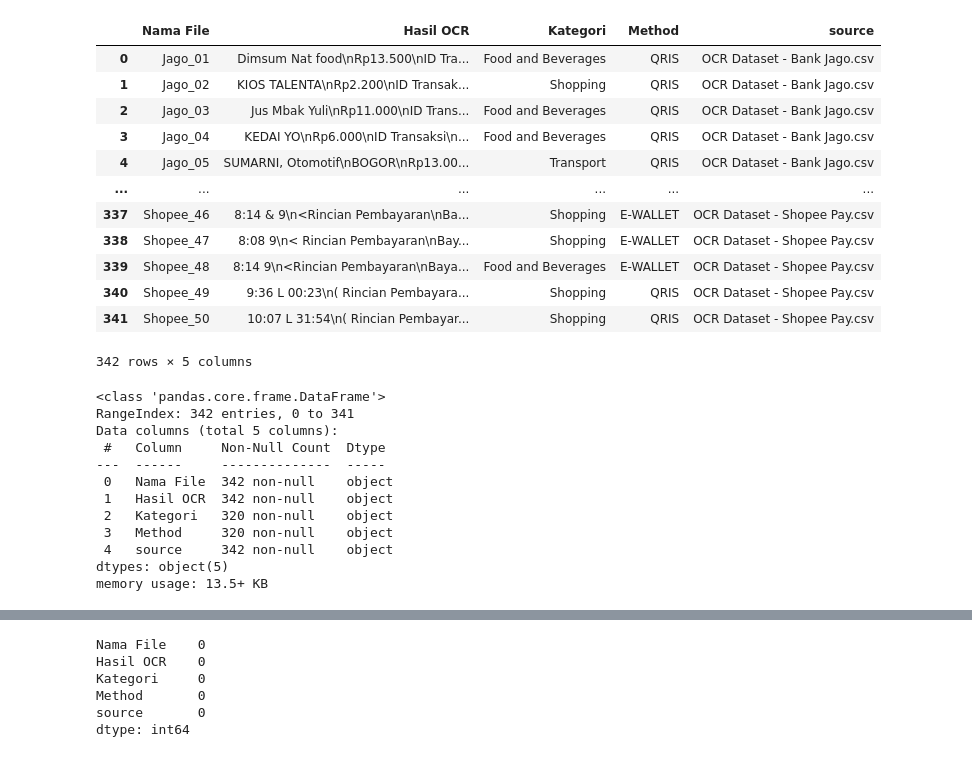
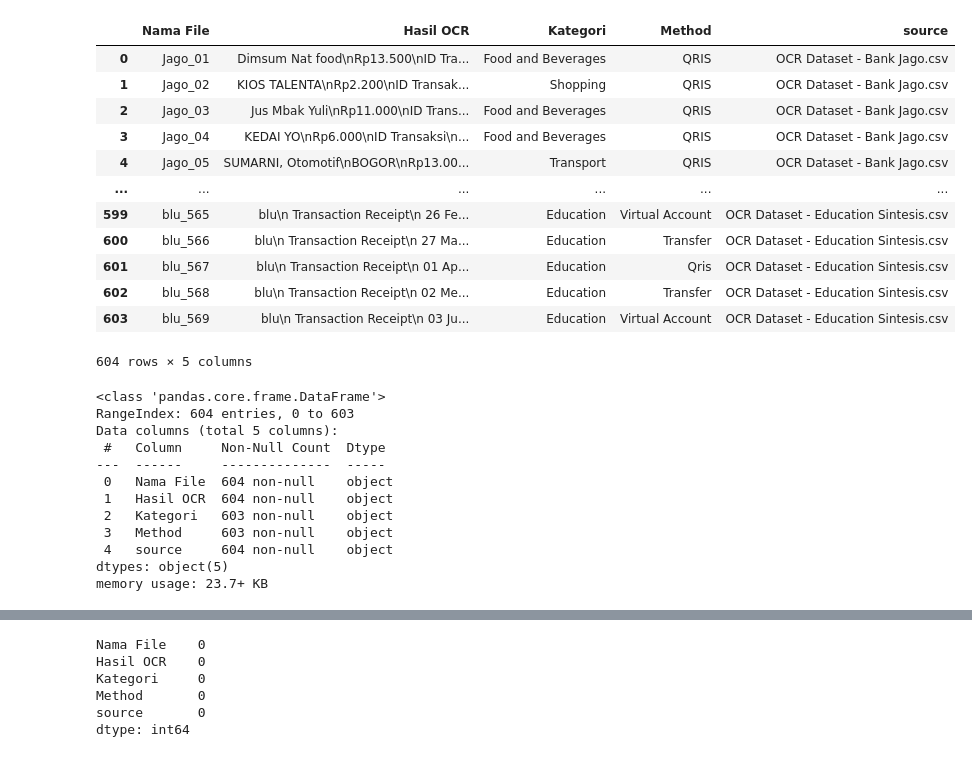
Before and after one commit to kittyofheaven/monkeylimitsML, a Jupyter notebook: category_model.ipynb, the cells around one changed output, grey strips where cells are left out. Saved outputs shown, nothing was run; the diff lists cells and outputs as text; code cells hidden in the pictures.

```diff
--- a/category_model.ipynb
+++ b/category_model.ipynb
@@ -1,55 +1,59 @@
 # %%
 import pandas as pd
 
 csv_list = [
     'OCR Dataset - Bank Jago.csv',
+    'OCR Dataset - Shopee Pay.csv',
     'OCR Dataset - BLU.csv',
     'OCR Dataset - Gopay.csv',
     'OCR Dataset - Livin By Mandiri.csv',
     'OCR Dataset - MyBCA.csv',
+    'OCR Dataset - MyBCA SS.csv',
     'OCR Dataset - OVO.csv',
-    'OCR Dataset - Shopee Pay.csv'
+    'OCR Dataset - Donasi sintesis.csv',
+    'OCR Dataset - Health Sintesis.csv',
+    'OCR Dataset - Education Sintesis.csv'
 ]
 
 dfs = []
 
 for csv_file in csv_list:
     df = pd.read_csv('datasets/' + csv_file)
     df['source'] = csv_file
     dfs.append(df)
 
 df = pd.concat(dfs, ignore_index=True)
 
 df
 # %% [output]
 |  | Nama File | Hasil OCR | Kategori | Method | source |
 | 0 | Jago_01 | Dimsum Nat food\nRp13.500\nID Tra... | Food and Beverages | QRIS | OCR Dataset - Bank Jago.csv |
 | 1 | Jago_02 | KIOS TALENTA\nRp2.200\nID Transak... | Shopping | QRIS | OCR Dataset - Bank Jago.csv |
 | 2 | Jago_03 | Jus Mbak Yuli\nRp11.000\nID Trans... | Food and Beverages | QRIS | OCR Dataset - Bank Jago.csv |
 | 3 | Jago_04 | KEDAI YO\nRp6.000\nID Transaksi\n... | Food and Beverages | QRIS | OCR Dataset - Bank Jago.csv |
 | 4 | Jago_05 | SUMARNI, Otomotif\nBOGOR\nRp13.00... | Transport | QRIS | OCR Dataset - Bank Jago.csv |
 | ... | ... | ... | ... | ... | ... |
-| 337 | Shopee_46 | 8:14 & 9\n<Rincian Pembayaran\nBa... | Shopping | E-WALLET | OCR Dataset - Shopee Pay.csv |
-| 338 | Shopee_47 | 8:08 9\n< Rincian Pembayaran\nBay... | Shopping | E-WALLET | OCR Dataset - Shopee Pay.csv |
-| 339 | Shopee_48 | 8:14 9\n<Rincian Pembayaran\nBaya... | Food and Beverages | E-WALLET | OCR Dataset - Shopee Pay.csv |
-| 340 | Shopee_49 | 9:36 L 00:23\n( Rincian Pembayara... | Shopping | QRIS | OCR Dataset - Shopee Pay.csv |
-| 341 | Shopee_50 | 10:07 L 31:54\n( Rincian Pembayar... | Shopping | QRIS | OCR Dataset - Shopee Pay.csv |
+| 599 | blu_565 | blu\n Transaction Receipt\n 26 Fe... | Education | Virtual Account | OCR Dataset - Education Sintesis.csv |
+| 600 | blu_566 | blu\n Transaction Receipt\n 27 Ma... | Education | Transfer | OCR Dataset - Education Sintesis.csv |
+| 601 | blu_567 | blu\n Transaction Receipt\n 01 Ap... | Education | Qris | OCR Dataset - Education Sintesis.csv |
+| 602 | blu_568 | blu\n Transaction Receipt\n 02 Me... | Education | Transfer | OCR Dataset - Education Sintesis.csv |
+| 603 | blu_569 | blu\n Transaction Receipt\n 03 Ju... | Education | Virtual Account | OCR Dataset - Education Sintesis.csv |
-342 rows × 5 columns
+604 rows × 5 columns
 # %%
 df.info()
 # %% [output]
 <class 'pandas.core.frame.DataFrame'>
-RangeIndex: 342 entries, 0 to 341
+RangeIndex: 604 entries, 0 to 603
 Data columns (total 5 columns):
  #   Column     Non-Null Count  Dtype
 ---  ------     --------------  -----
- 0   Nama File  342 non-null    object
- 1   Hasil OCR  342 non-null    object
- 2   Kategori   320 non-null    object
- 3   Method     320 non-null    object
- 4   source     342 non-null    object
+ 0   Nama File  604 non-null    object
+ 1   Hasil OCR  604 non-null    object
+ 2   Kategori   603 non-null    object
+ 3   Method     603 non-null    object
+ 4   source     604 non-null    object
 dtypes: object(5)
-memory usage: 13.5+ KB
+memory usage: 23.7+ KB
 # %%
 # cek yang null siapa
 df.isnull().sum()
```
Also changed, not shown: parts of 11 cells of this notebook, 9 other files.
